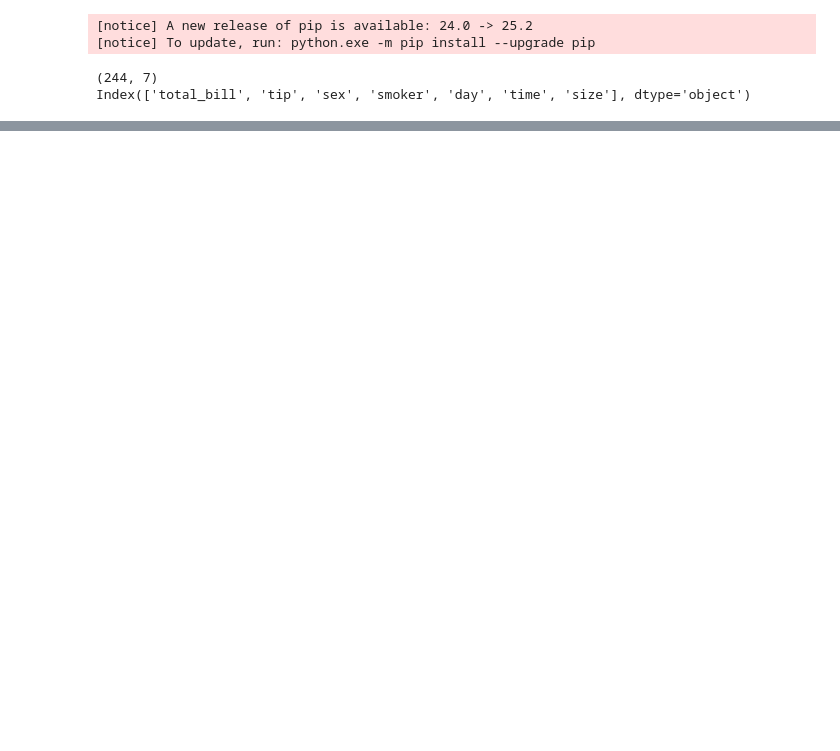
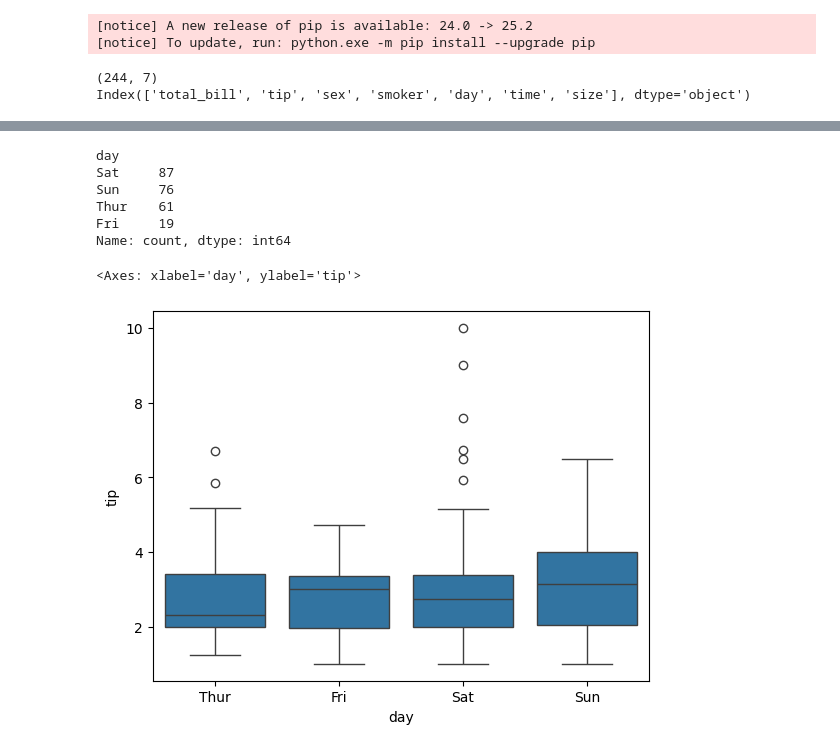
Before and after one commit to MLN142/EDA_Portfolio, a Jupyter notebook: Tips_Analysis/Tips.ipynb, the cells around one changed output, grey strips where cells are left out. Drawn from its saved outputs; the diff is of its cells as text; code cells hidden in the pictures; blank space fills up the shorter version.

```diff
--- a/Tips_Analysis/Tips.ipynb
+++ b/Tips_Analysis/Tips.ipynb
@@ -33,0 +103,14 @@ s
+# %%
+print(df["day"].value_counts())
+# %% [output]
+day
+Sat     87
+Sun     76
+Thur    61
+Fri     19
+Name: count, dtype: int64
+# %%
+sns.boxplot(data=df,x="day",y="tip")
+# %% [output]
+<Axes: xlabel='day', ylabel='tip'>
+[figure, added]
```
Also changed, not shown: parts of 12 cells of this notebook.
